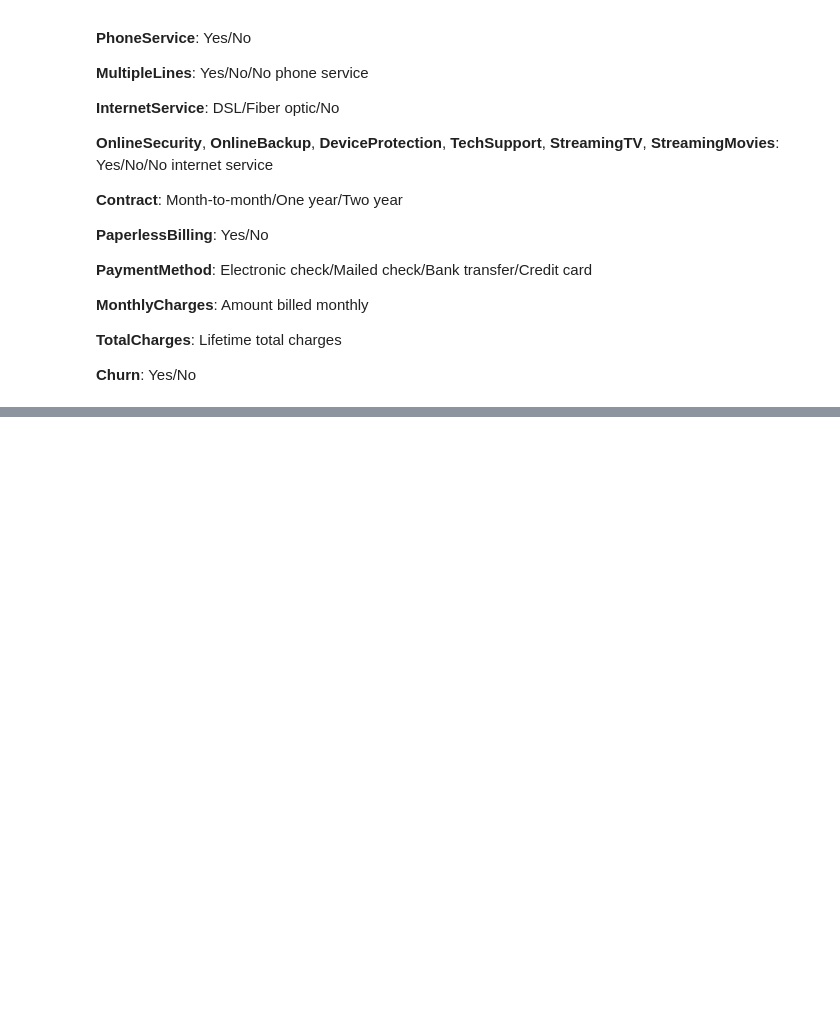
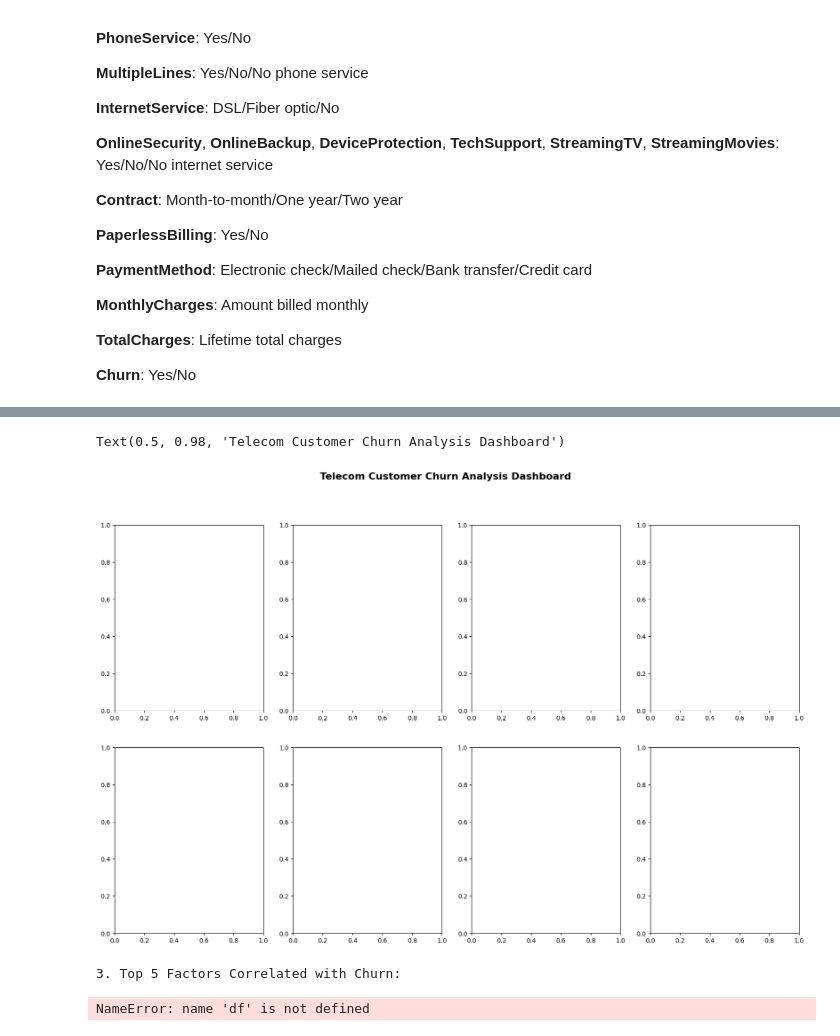
Before and after one commit to akkwok2099/data-analytics-portfolio, a Jupyter notebook: notebooks/01_customer_churn_analysis.ipynb, the cells around one changed output, grey strips where cells are left out. Saved outputs shown, nothing was run; the diff lists cells and outputs as text; code cells hidden in the pictures; blank space fills up the shorter version.

Commit message:
Working on a different approach to organize the analysis.

```diff
--- a/notebooks/01_customer_churn_analysis.ipynb
+++ b/notebooks/01_customer_churn_analysis.ipynb
@@ -351,0 +244,22 @@ telecom.shape
+# %%
+# Create visualizations
+fig, axes = plt.subplots(2, 4, figsize=(20, 12))
+fig.suptitle('Telecom Customer Churn Analysis Dashboard', fontsize=16, fontweight='bold')
+# %% [output]
+Text(0.5, 0.98, 'Telecom Customer Churn Analysis Dashboard')
+[figure, added]
+# %%
+# Top churn factors (quick analysis)
+print("\n3. Top 5 Factors Correlated with Churn:")
+
+# Convert categorical to numerical for correlation
+telecom_clean = df.copy()
+le = LabelEncoder()
+for col in df_encoded.select_dtypes(include=['object']).columns:
+    if col not in ['customerID', 'Churn']:
+        df_encoded[col] = le.fit_transform(df_encoded[col].astype(str))
+
+df_encoded['Churn'] = le.fit_transform(df_encoded['Churn'])
+# %% [output]
+3. Top 5 Factors Correlated with Churn:
+NameError: name 'df' is not defined
```
Also changed, not shown: parts of 52 cells of this notebook.
